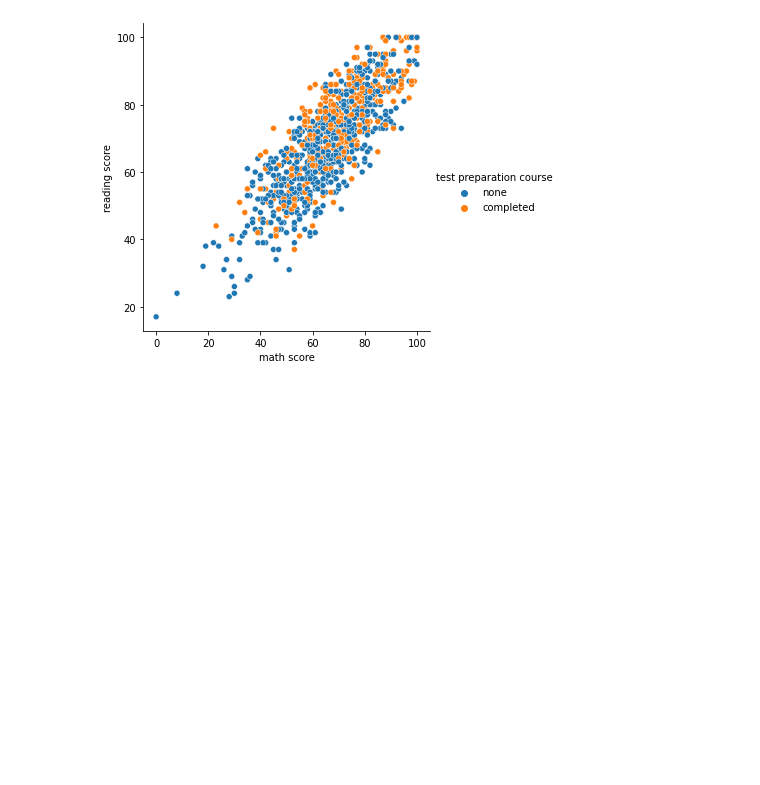
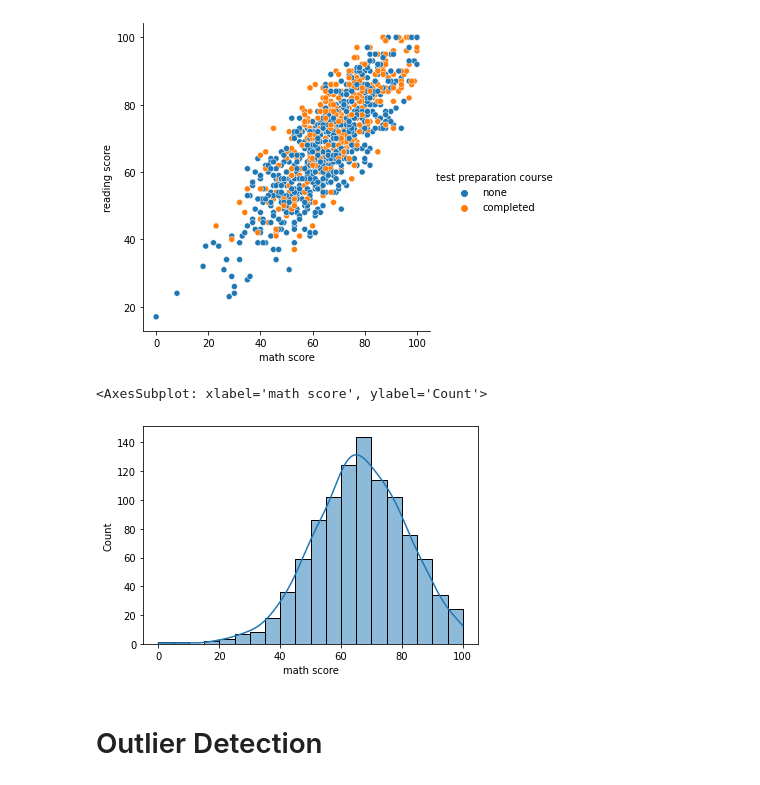
Before and after one commit to shahyash452/Learning-Data-science-, a Jupyter notebook: Statistics/Exploratory Data Analysis/Untitled.ipynb, the cells around one changed output. Saved outputs shown, nothing was run; the diff lists cells and outputs as text; code cells hidden in the pictures; blank space fills up the shorter version.

```diff
--- a/Statistics/Exploratory Data Analysis/Untitled.ipynb
+++ b/Statistics/Exploratory Data Analysis/Untitled.ipynb
@@ -94,0 +93,7 @@ plt.hist()
+# %%
+sns.histplot(student['math score'] , kde=True, bins=20)
+# %% [output]
+<AxesSubplot: xlabel='math score', ylabel='Count'>
+[figure, added]
+# %% [markdown]
+# Outlier Detection
```
Also changed, not shown: parts of 10 cells of this notebook, 4 other files.
